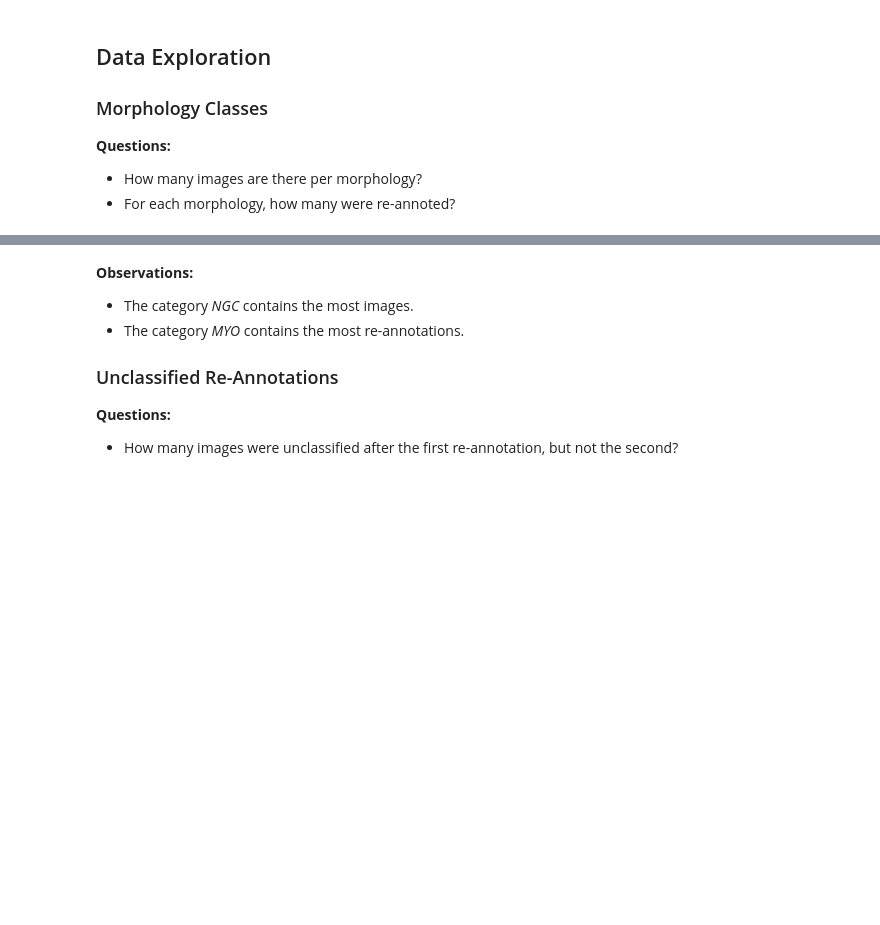
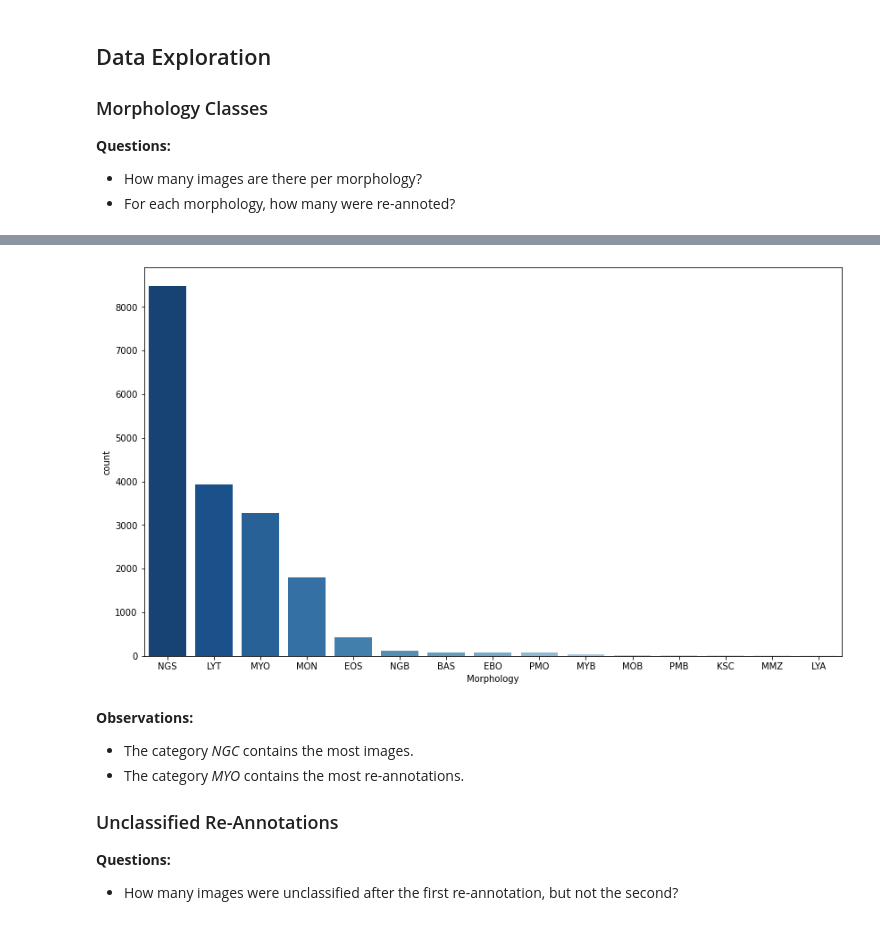
Before and after one commit to dmclark53/Springboard, a Jupyter notebook: Capstone-Project-Three/notebooks/1.0-dc-data-wrangling.ipynb, the cells around one changed output, grey strips where cells are left out. Drawn from its saved outputs; the diff is of its cells as text; code cells hidden in the pictures; blank space fills up the shorter version.

Commit message:
Moved image counts by morphology to a function.

```diff
--- a/Capstone-Project-Three/notebooks/1.0-dc-data-wrangling.ipynb
+++ b/Capstone-Project-Three/notebooks/1.0-dc-data-wrangling.ipynb
@@ -79,0 +59,2 @@ df_annotate.groupby('Morphology').count().rename(columns={'Image Dir': 'Image Co
+# %%
+df_image_counts = viz.count_images(df_annotate)
@@ -80,3 +81,9 @@ df_annotate.groupby('Morphology').count().rename(columns={'Image Dir': 'Image Co
+# %%
+fig, ax = plt.subplots(figsize=(14, 8))
+sns.countplot(x='Morphology', data=df_annotate, order=df_image_counts.index.to_list(), palette='Blues_r', ax=ax)
+plt.show()
+# %% [output]
+[figure, added]
 # %% [markdown]
 **Observations:**
 * The category _NGC_ contains the most images.
```
Also changed, not shown: parts of 13 cells of this notebook, 1 other file.
